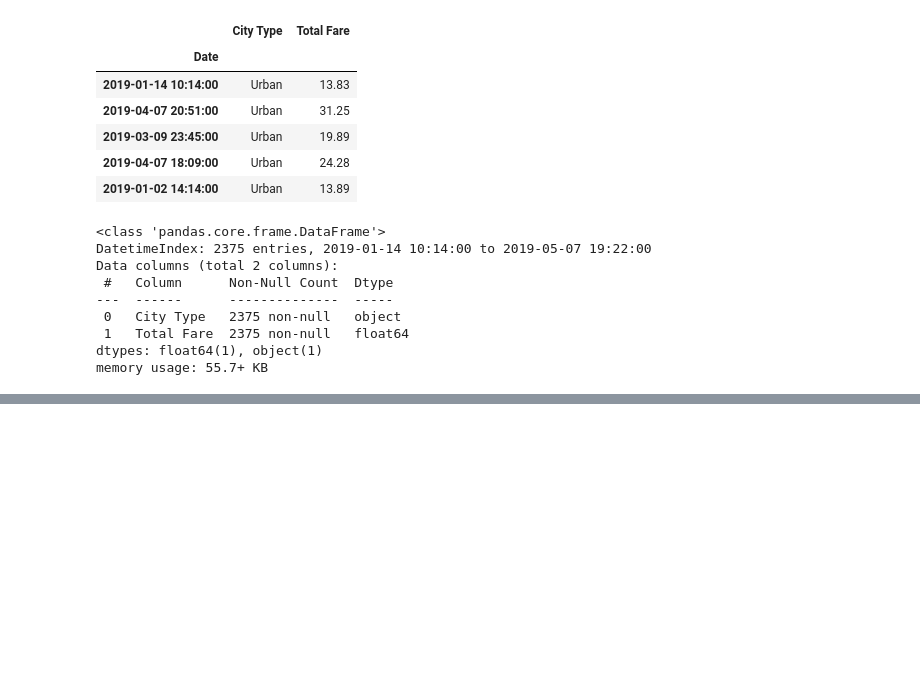
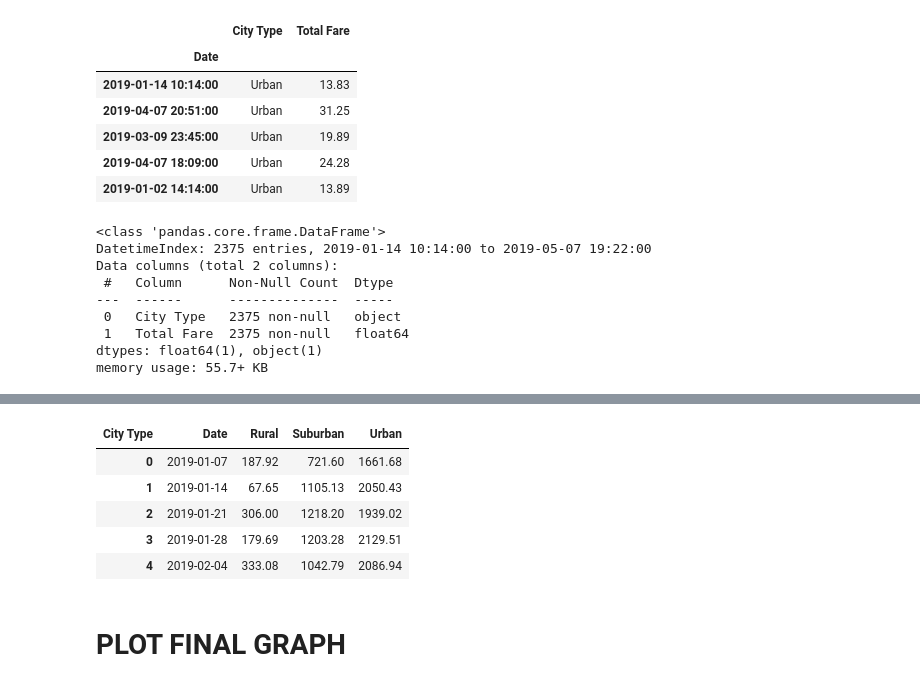
Before and after one commit to emmysobieski/PyBer_Analysis, a Jupyter notebook: Pyber_Challenge.ipynb, the cells around one changed output, grey strips where cells are left out. Saved outputs shown, nothing was run; the diff lists cells and outputs as text; code cells hidden in the pictures; blank space fills up the shorter version.

```diff
--- a/Pyber_Challenge.ipynb
+++ b/Pyber_Challenge.ipynb
@@ -228 +278,14 @@ total_fares_by_city
+# %%
+# 8. Reset index to put date in a column
+Really_New_df=New_df.reset_index()
+Really_New_df.head()
+# %% [output]
+| City Type | Date | Rural | Suburban | Urban |
+| 0 | 2019-01-07 | 187.92 | 721.60 | 1661.68 |
+| 1 | 2019-01-14 | 67.65 | 1105.13 | 2050.43 |
+| 2 | 2019-01-21 | 306.00 | 1218.20 | 1939.02 |
+| 3 | 2019-01-28 | 179.69 | 1203.28 | 2129.51 |
+| 4 | 2019-02-04 | 333.08 | 1042.79 | 2086.94 |
+# %% [markdown]
+# PLOT FINAL GRAPH
 # %%
```
Also changed, not shown: parts of 8 cells of this notebook.
